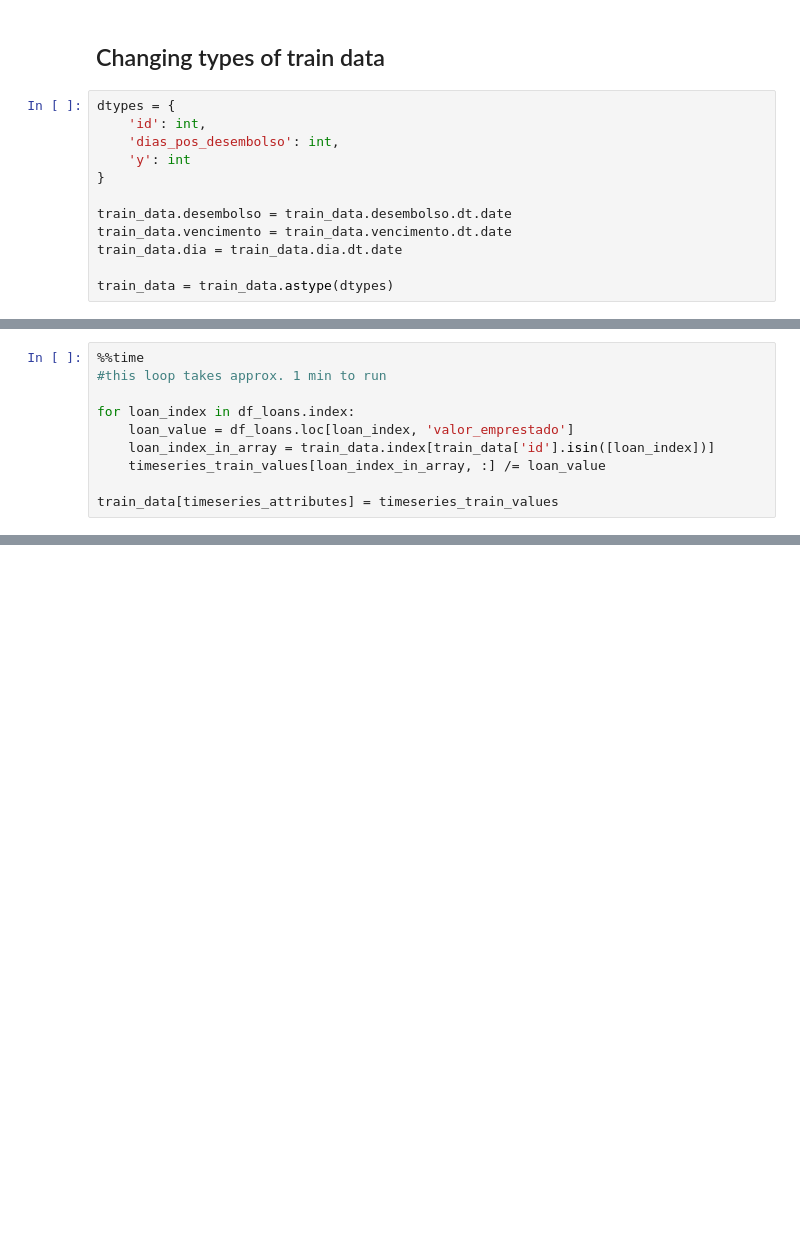
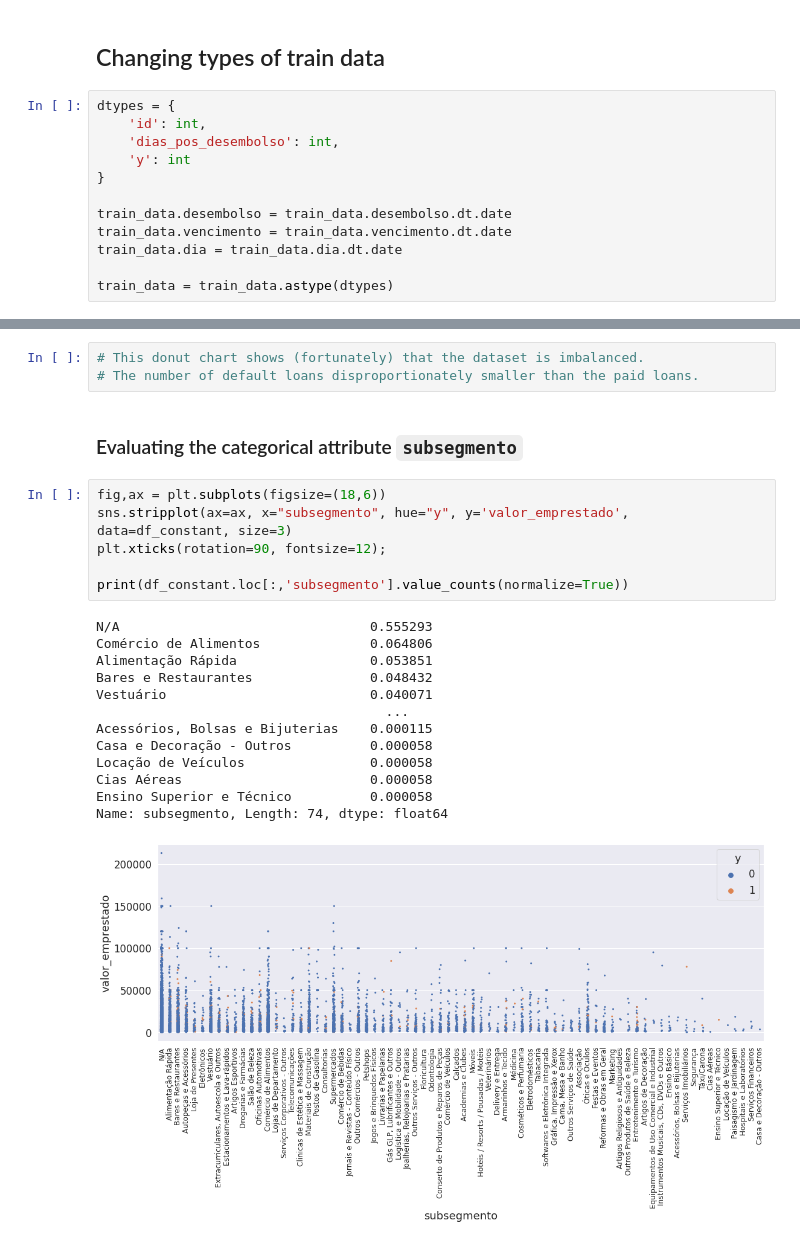
Before and after one commit to rmcferrao/stone-data-challenge, a Jupyter notebook: notebooks/01_exploratory.ipynb, the cells around one changed output, grey strips where cells are left out. Cells and saved outputs as stored; diff of their text form; blank space fills up the shorter version.

```diff
--- a/notebooks/01_exploratory.ipynb
+++ b/notebooks/01_exploratory.ipynb
@@ -362,10 +123,0 @@ timeseries_train_values = train_data[timeseries_attributes].values
-# %%
-%%time
-#this loop takes approx. 1 min to run
-
-for loan_index in df_loans.index:
-    loan_value = df_loans.loc[loan_index, 'valor_emprestado']
-    loan_index_in_array = train_data.index[train_data['id'].isin([loan_index])]
-    timeseries_train_values[loan_index_in_array, :] /= loan_value
-
-train_data[timeseries_attributes] = timeseries_train_values
@@ -499,0 +305,25 @@ plt.suptitle("Day Before and Current Day of a Big Debt Payment");
+# %%
+# This donut chart shows (fortunately) that the dataset is imbalanced.
+# The number of default loans disproportionately smaller than the paid loans.
+# %% [markdown]
+### Evaluating the categorical attribute `subsegmento`
+# %%
+fig,ax = plt.subplots(figsize=(18,6))
+sns.stripplot(ax=ax, x="subsegmento", hue="y", y='valor_emprestado', data=df_constant, size=3)
+plt.xticks(rotation=90, fontsize=12);
+
+print(df_constant.loc[:,'subsegmento'].value_counts(normalize=True))
+# %% [output]
+N/A                                0.555293
+Comércio de Alimentos              0.064806
+Alimentação Rápida                 0.053851
+Bares e Restaurantes               0.048432
+Vestuário                          0.040071
+                                     ...
+Acessórios, Bolsas e Bijuterias    0.000115
+Casa e Decoração - Outros          0.000058
+Locação de Veículos                0.000058
+Cias Aéreas                        0.000058
+Ensino Superior e Técnico          0.000058
+Name: subsegmento, Length: 74, dtype: float64
+[figure, added]
```
Also changed, not shown: parts of 127 cells of this notebook.
